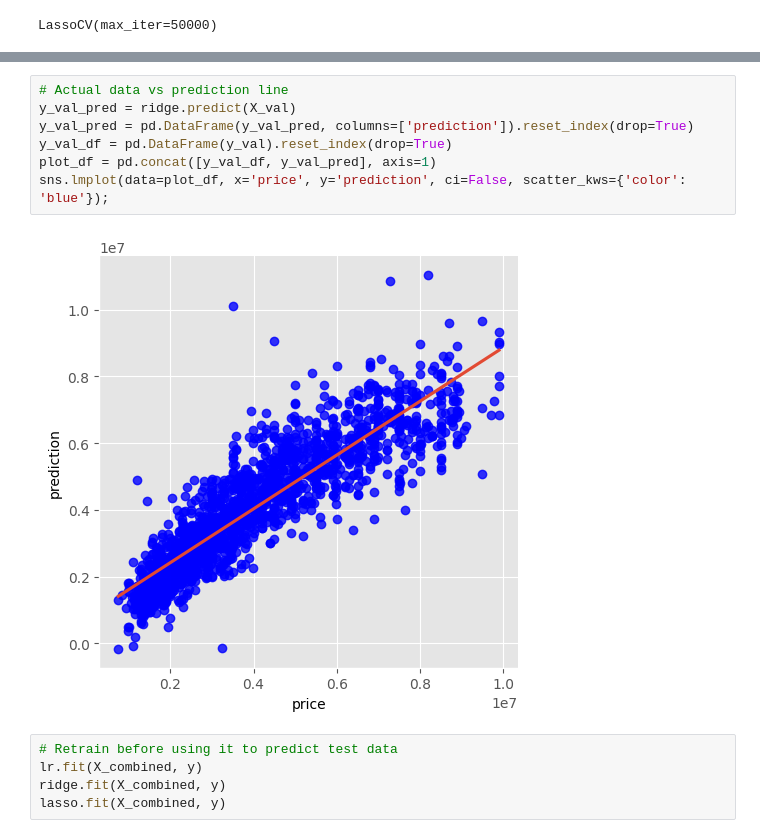
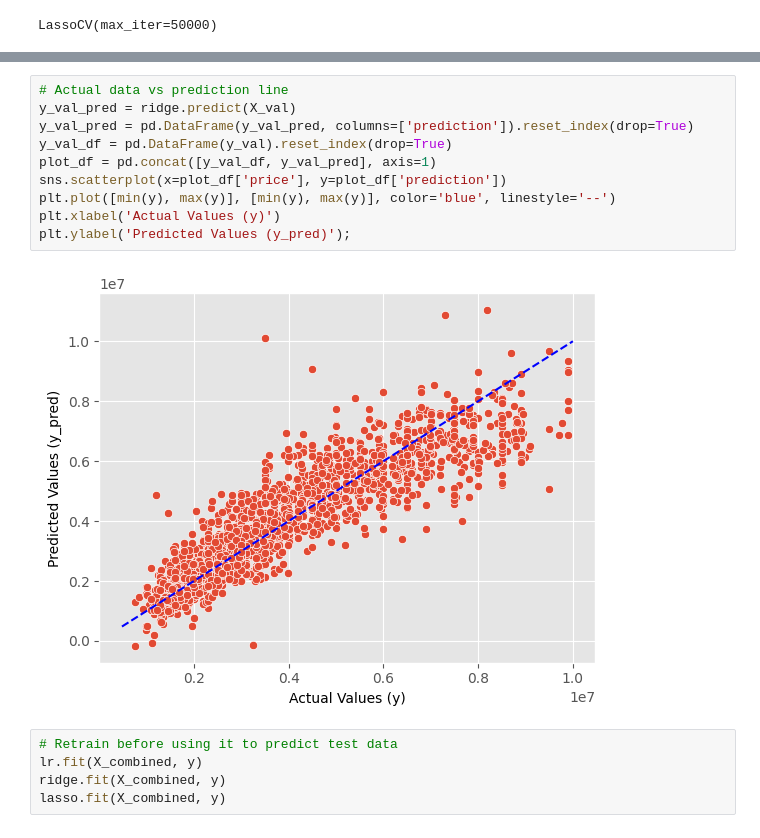
Before and after one commit to wtwwitt/project_2_bangkok_housing_price, a Jupyter notebook: code/Prediction_code_model_Final_Fix_2.ipynb, the cells around one changed output, grey strips where cells are left out. Saved outputs shown, nothing was run; the diff lists cells and outputs as text.

Commit message:
update y vs y pred. chart

```diff
--- a/code/Prediction_code_model_Final_Fix_2.ipynb
+++ b/code/Prediction_code_model_Final_Fix_2.ipynb
@@ -429,12 +429,15 @@ Lasso = 996671.3439588742
 # %%
 # Actual data vs prediction line
 y_val_pred = ridge.predict(X_val)
 y_val_pred = pd.DataFrame(y_val_pred, columns=['prediction']).reset_index(drop=True)
 y_val_df = pd.DataFrame(y_val).reset_index(drop=True)
 plot_df = pd.concat([y_val_df, y_val_pred], axis=1)
-sns.lmplot(data=plot_df, x='price', y='prediction', ci=False, scatter_kws={'color': 'blue'});
+sns.scatterplot(x=plot_df['price'], y=plot_df['prediction'])
+plt.plot([min(y), max(y)], [min(y), max(y)], color='blue', linestyle='--')
+plt.xlabel('Actual Values (y)')
+plt.ylabel('Predicted Values (y_pred)');
 # %% [output]
-[figure, old version]
+[figure, new version]
 # %%
 # Retrain before using it to predict test data
 lr.fit(X_combined, y)
```
Also changed, not shown: parts of 5 cells of this notebook, 3 other files.
